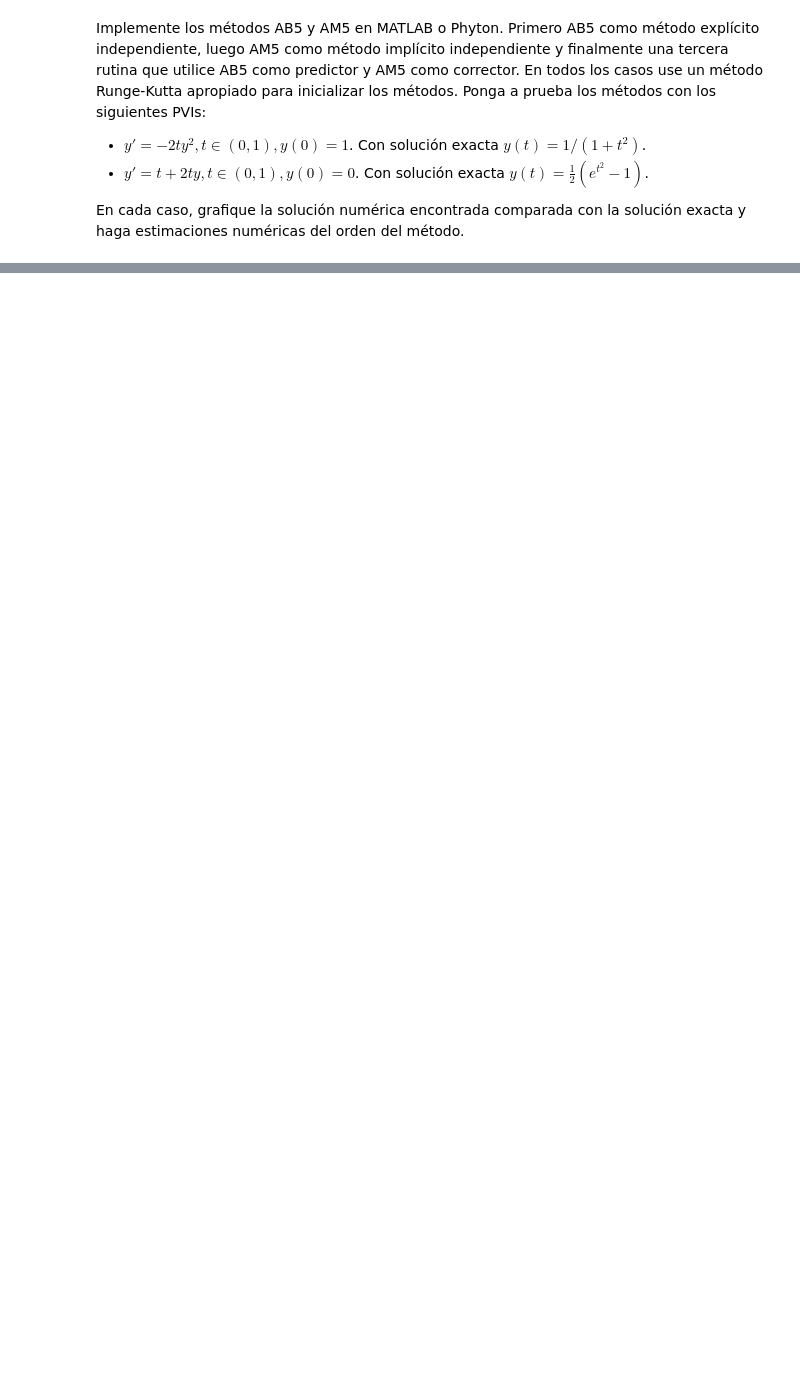
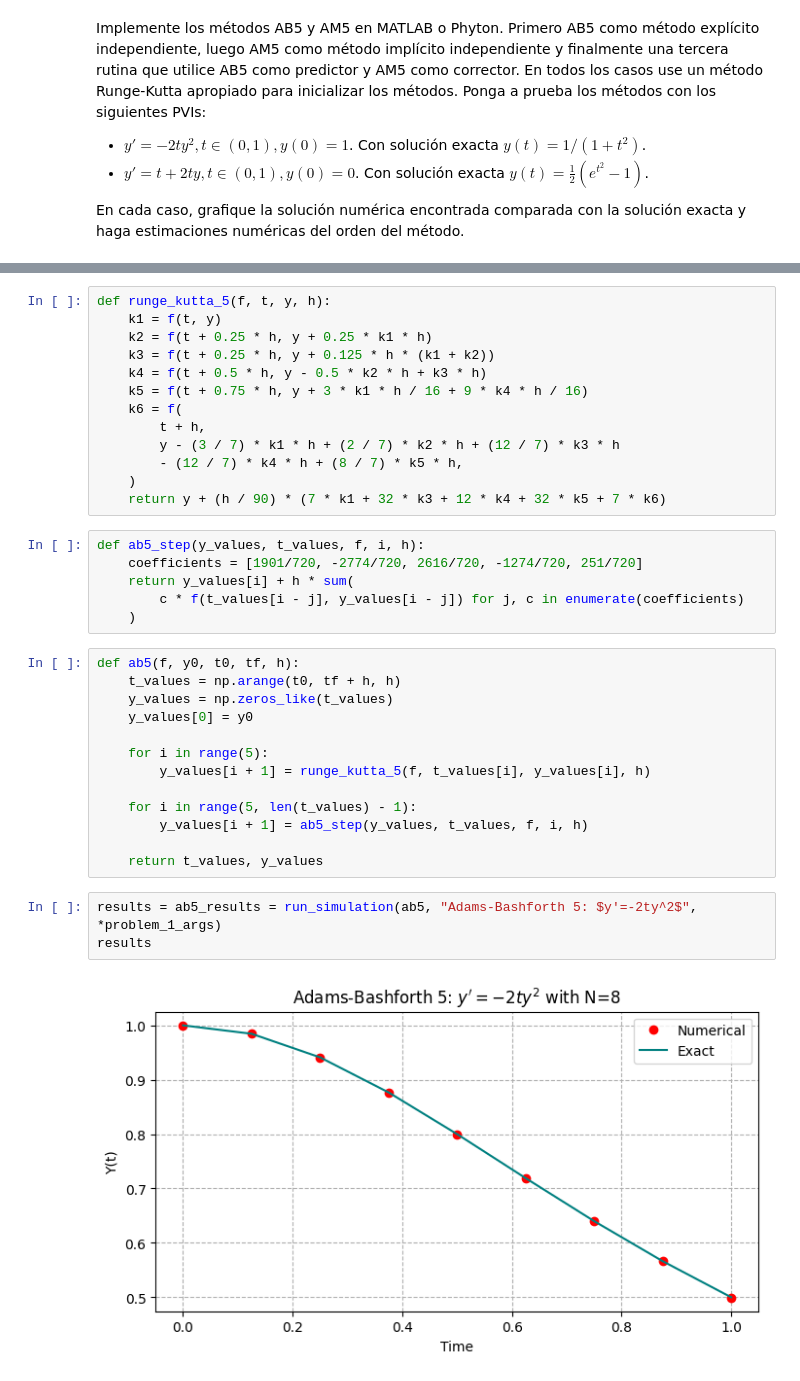
Before and after one commit to dserranog1/numerical-analysis, a Jupyter notebook: numerical_analysis/worksheet_3/exercise_2.ipynb, the cells around one changed output, grey strips where cells are left out. Drawn from its saved outputs; the diff is of its cells as text; blank space fills up the shorter version.

```diff
--- a/numerical_analysis/worksheet_3/exercise_2.ipynb
+++ b/numerical_analysis/worksheet_3/exercise_2.ipynb
@@ -257,0 +68,37 @@ run_simulation(
+# %%
+def runge_kutta_5(f, t, y, h):
+    k1 = f(t, y)
+    k2 = f(t + 0.25 * h, y + 0.25 * k1 * h)
+    k3 = f(t + 0.25 * h, y + 0.125 * h * (k1 + k2))
+    k4 = f(t + 0.5 * h, y - 0.5 * k2 * h + k3 * h)
+    k5 = f(t + 0.75 * h, y + 3 * k1 * h / 16 + 9 * k4 * h / 16)
+    k6 = f(
+        t + h,
+        y - (3 / 7) * k1 * h + (2 / 7) * k2 * h + (12 / 7) * k3 * h
+        - (12 / 7) * k4 * h + (8 / 7) * k5 * h,
+    )
+    return y + (h / 90) * (7 * k1 + 32 * k3 + 12 * k4 + 32 * k5 + 7 * k6)
+# %%
+def ab5_step(y_values, t_values, f, i, h):
+    coefficients = [1901/720, -2774/720, 2616/720, -1274/720, 251/720]
+    return y_values[i] + h * sum(
+        c * f(t_values[i - j], y_values[i - j]) for j, c in enumerate(coefficients)
+    )
+# %%
+def ab5(f, y0, t0, tf, h):
+    t_values = np.arange(t0, tf + h, h)
+    y_values = np.zeros_like(t_values)
+    y_values[0] = y0
+
+    for i in range(5):
+        y_values[i + 1] = runge_kutta_5(f, t_values[i], y_values[i], h)
+
+    for i in range(5, len(t_values) - 1):
+        y_values[i + 1] = ab5_step(y_values, t_values, f, i, h)
+
+    return t_values, y_values
+# %%
+results = ab5_results = run_simulation(ab5, "Adams-Bashforth 5: $y'=-2ty^2$", *problem_1_args)
+results
+# %% [output]
+[figure, added]
```
Also changed, not shown: parts of 16 cells of this notebook, 2 other files.
